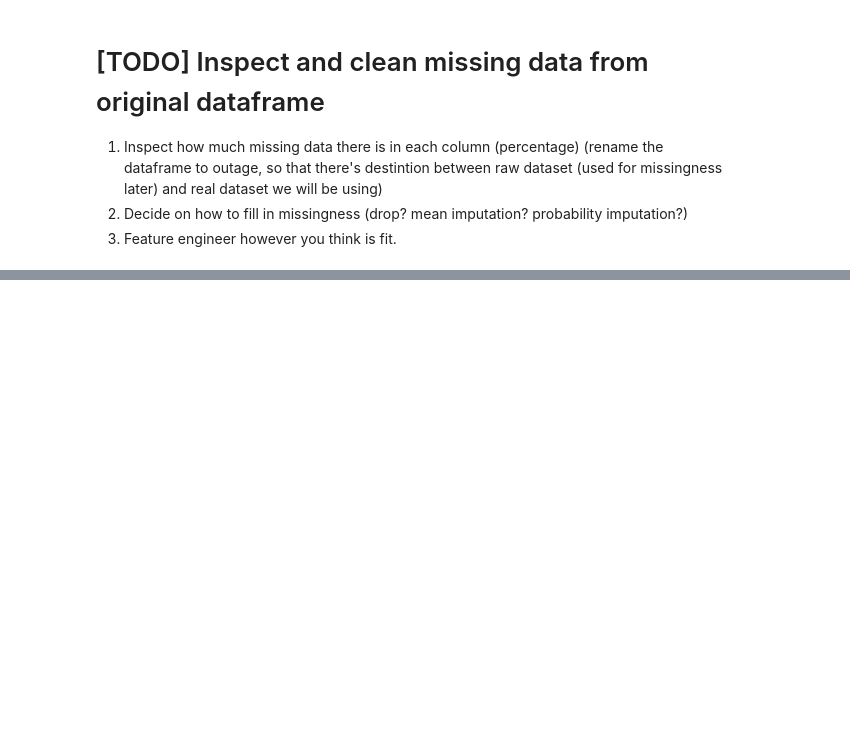
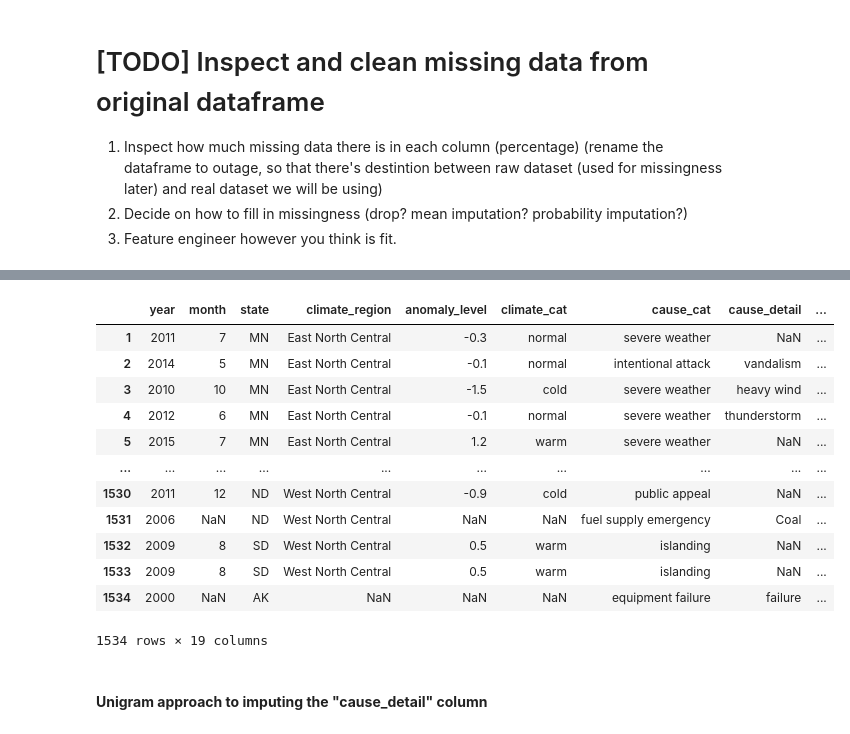
Before and after one commit to rcwoshimao/infrastructure-resilience-analysis, a Jupyter notebook: step2_data_cleaning.ipynb, the cells around one changed output, grey strips where cells are left out. Drawn from its saved outputs; the diff is of its cells as text; code cells hidden in the pictures; blank space fills up the shorter version.

Commit message:
final commit before changing directory name

```diff
--- a/step2_data_cleaning.ipynb
+++ b/step2_data_cleaning.ipynb
@@ -349,0 +314,35 @@ hurricane_names
+# %%
+dropped = [
+    'obs', 'start_date', 'start_time', 'restore_date', 'restore_time',
+    'res_price', 'com_price', 'ind_price',
+    'res_sales', 'com_sales', 'ind_sales',
+    'res_pct', 'com_pct', 'ind_pct',
+    'res_customers', 'com_customers', 'ind_customers',
+    'res_cust_pct', 'com_cust_pct', 'ind_cust_pct',
+    'pct_land', 'pct_water_tot', 'pct_water_inland',
+    'hurricane_names', 'state', 'pc_realgsp_usa',
+    'pc_realgsp_rel', 'pc_realgsp_change', 'util_realgsp',
+    'total_realgsp', 'util_contri', 'nerc_region',
+    'demand_loss_mw', 'customers_affected',
+    'total_price', 'total_sales', 'total_customers',
+]
+outage_raw = raw.drop(columns = dropped)
+outage_raw = outage_raw.rename(columns = {'postal_code': 'state'})
+outage_raw = outage_raw.fillna(np.nan)
+outage_raw
+# %% [output]
+|  | year | month | state | climate_region | anomaly_level | climate_cat | cause_cat | cause_detail | ... |
+| 1 | 2011 | 7 | MN | East North Central | -0.3 | normal | severe weather | NaN | ... |
+| 2 | 2014 | 5 | MN | East North Central | -0.1 | normal | intentional attack | vandalism | ... |
+| 3 | 2010 | 10 | MN | East North Central | -1.5 | cold | severe weather | heavy wind | ... |
+| 4 | 2012 | 6 | MN | East North Central | -0.1 | normal | severe weather | thunderstorm | ... |
+| 5 | 2015 | 7 | MN | East North Central | 1.2 | warm | severe weather | NaN | ... |
+| ... | ... | ... | ... | ... | ... | ... | ... | ... | ... |
+| 1530 | 2011 | 12 | ND | West North Central | -0.9 | cold | public appeal | NaN | ... |
+| 1531 | 2006 | NaN | ND | West North Central | NaN | NaN | fuel supply emergency | Coal | ... |
+| 1532 | 2009 | 8 | SD | West North Central | 0.5 | warm | islanding | NaN | ... |
+| 1533 | 2009 | 8 | SD | West North Central | 0.5 | warm | islanding | NaN | ... |
+| 1534 | 2000 | NaN | AK | NaN | NaN | NaN | equipment failure | failure | ... |
+1534 rows × 19 columns
+# %% [markdown]
+#### **Unigram approach to imputing the "cause_detail" column**
```
Also changed, not shown: parts of 15 cells of this notebook, 2 other files.
